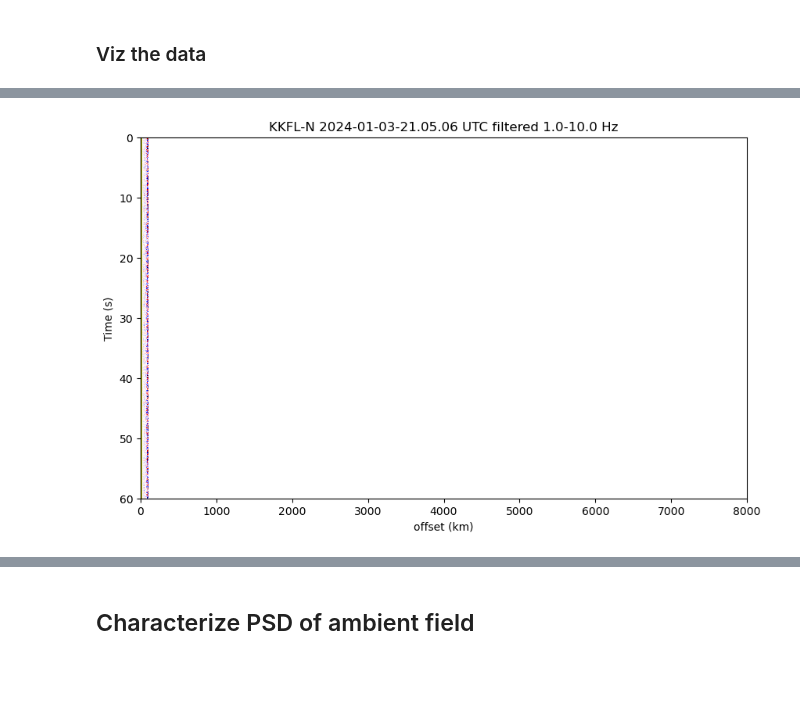
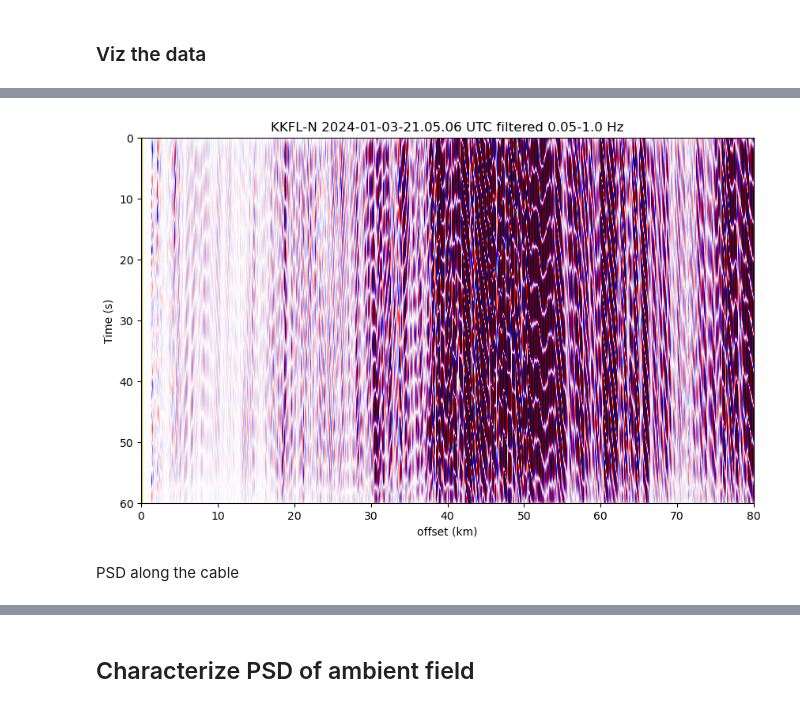
Before and after one commit to uwfiberlab/field_das, a Jupyter notebook: homer/homer_qc_01.ipynb, the cells around one changed output, grey strips where cells are left out. Cells and saved outputs as stored; diff of their text form; code cells hidden in the pictures; blank space fills up the shorter version.

```diff
--- a/homer/homer_qc_01.ipynb
+++ b/homer/homer_qc_01.ipynb
@@ -82,0 +80,3 @@ fmax=10.
+# %%
+fmin=0.05
+fmax=1.
@@ -83,12 +109,14 @@ fmax=10.
 # %%
 file = fdir+flist[3]
 fname = os.path.basename(file)
 starttime= ("-").join(fname.split('_')[1:3])
 fac=1 # downsampling factor
 tv = psf.data_visualizer(file,fac)
 tv.filter_data(fmin,fmax)
-tv.plot_data(xlims=[0,80],ylims=[60,0],clims=[-1,1],srcx=0)
+tv.plot_data(xlims=[0,80],ylims=[60,0],clims=[-50,50],srcx=0)
 plt.title('KKFL-N '+starttime + ' UTC filtered ' +str(fmin)+'-'+str(fmax)+' Hz')
 plt.savefig(dir0+'/plots/'+fname[:-3]+'.png')
 # %% [output]
-[figure, old version]
+[figure, new version]
+# %% [markdown]
+PSD along the cable
```
Also changed, not shown: parts of 11 cells of this notebook, 4 other files.
